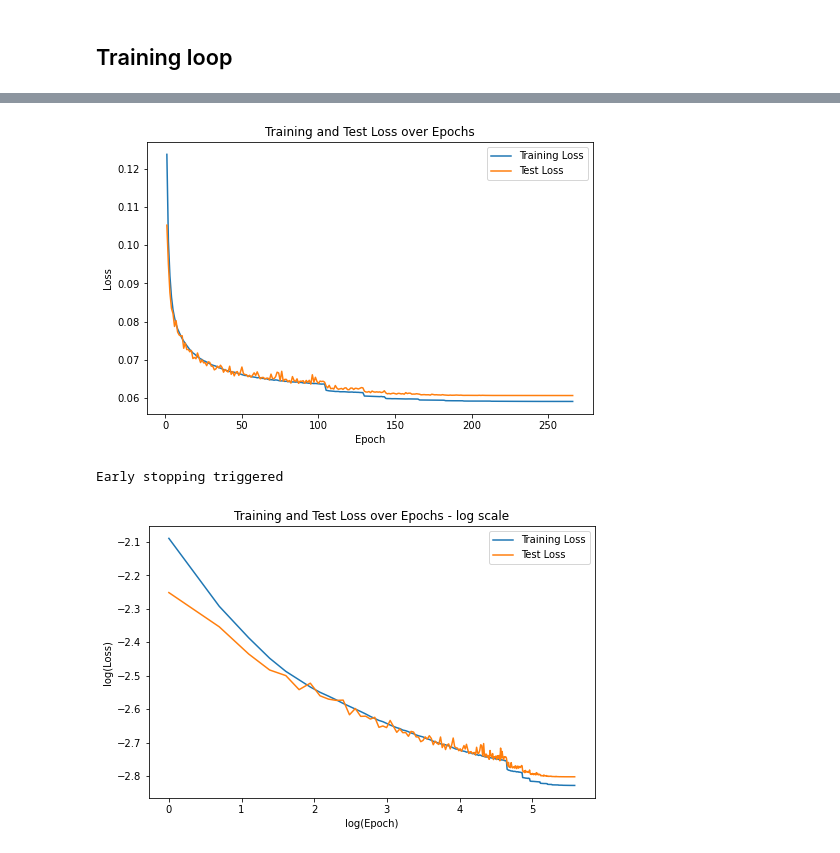
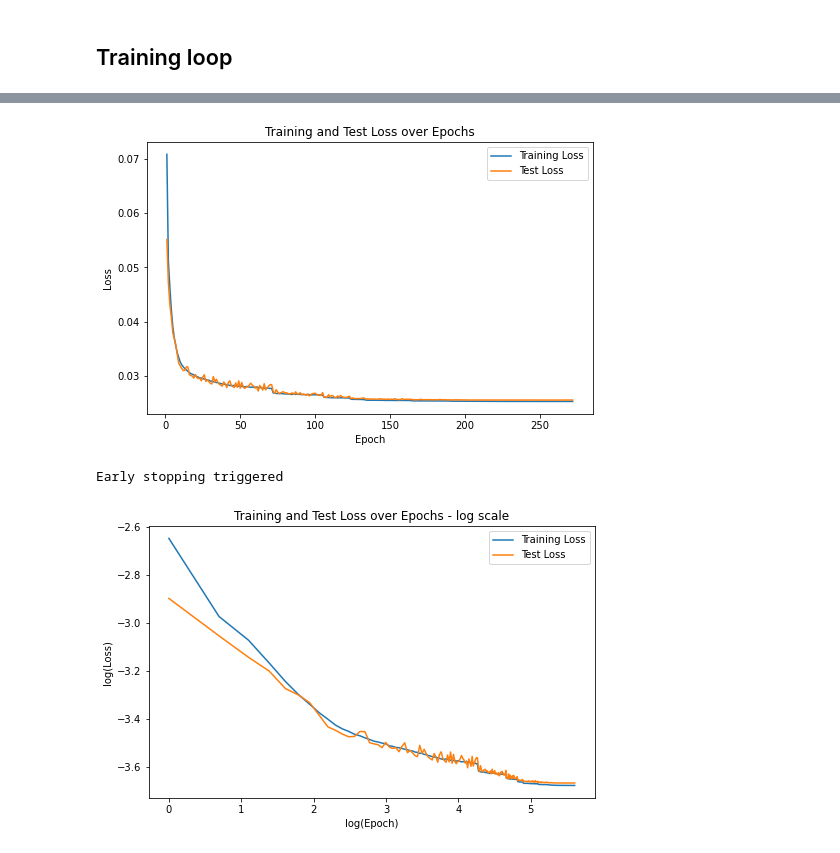
Before and after one commit to freddiefreeloader1/Imitation-Learning-for-Driving-Control, a Jupyter notebook: traning_model.ipynb, the cells around one changed output, grey strips where cells are left out. Cells and saved outputs as stored; diff of their text form; code cells hidden in the pictures.

Commit message:
new models

```diff
--- a/traning_model.ipynb
+++ b/traning_model.ipynb
@@ -76,7 +76,7 @@ class TrajectoryDataset(Dataset):
                 'std': (self.state_std.tolist(), self.action_std.tolist())
             }
 
-            with open('./Model/scaling_params_noisy_31.json', 'w') as f:
+            with open('./Model/scaling_params_noisy_35.json', 'w') as f:
                 json.dump(scaling_params, f)
 
             self.states = (self.states - self.state_mean) / (self.state_std + 1e-8)
@@ -101,8 +101,8 @@ data = pd.read_feather('Obtained Model Data/noisy_trajectories.feather')
 data = data.applymap(lambda x: x.tolist() if isinstance(x, np.ndarray) else x)
 data = data.to_dict()
 
-include_turn_rate = True
-include_prev_action = False
+include_turn_rate = False
+include_prev_action = True
 # %%
 filtered_data = {key: value for key, value in data.items() if 's' in value and len(value['s']) > 1000}
 
@@ -134,9 +132,13 @@ Pytorch model and the hyperparameters used for training
 importlib.reload(Model.my_model)
 from Model.my_model import SimpleNet
 # %%
-if include_turn_rate:
+if include_turn_rate and include_prev_action:
+    model = SimpleNet(input_size=8, hidden_size=64, output_size=2, input_weights=[5.0, 5.0, 5.0, 1.0, 1.0, 1.0, 1.0, 1.0])
+elif not include_turn_rate and include_prev_action:
+    model = SimpleNet(input_size=7, hidden_size=64, output_size=2, input_weights=[5.0, 5.0, 5.0, 1.0, 1.0, 1.0, 1.0])
+elif include_turn_rate and not include_prev_action:
     model = SimpleNet(input_size=6, hidden_size=64, output_size=2, input_weights=[5.0, 5.0, 5.0, 1.0, 1.0, 1.0])
-else:
+elif not include_turn_rate and not include_prev_action:
     model = SimpleNet(input_size=5, hidden_size=64, output_size=2)
 
 
@@ -166,7 +168,7 @@ best_test_loss = float('inf')
 early_stopping_patience = 20
 patience_counter = 0
 
-weight = 1.0
+weight = 3.0
 
 def l1_regularizer(model, lambda_l1=0.001):
     l1_norm = sum(p.abs().sum() for p in model.parameters())
@@ -182,12 +184,12 @@ for epoch in range(num_epochs):
 
             optimizer.zero_grad()
 
-            reg_loss = weight * torch.norm(batch_y[:, 1], p=2)  # Penalizing the steering angle
+            reg_loss = weight * torch.norm(batch_y[:, 1] - batch_x[:, -1], p=2)  # Penalizing the steering angle/difference
 
             outputs = model(batch_x)
             loss = criterion(outputs, batch_y)
 
-            total_loss = loss + reg_loss + l1_regularizer(model, lambda_l1=1e-6)
+            total_loss = loss + reg_loss + l1_regularizer(model, lambda_l1=1e-4)
 
             total_loss.backward()
             optimizer.step()
@@ -225,7 +227,7 @@ for epoch in range(num_epochs):
         best_test_loss = avg_test_loss
         patience_counter = 0
         # Save the model with the best test loss
-        torch.save(model.state_dict(), './Model/model_noisy_31_64.pth')
+        torch.save(model.state_dict(), './Model/model_noisy_35_64.pth')
     else:
         patience_counter += 1
 
@@ -251,4 +253,4 @@ Test Loss: 0.06067
-[figure, old version]
+[figure, new version]
 Early stopping triggered
 # %%
 plt.close("all")
@@ -262,4 +264,4 @@ plt.legend()
 plt.show()
 plt.pause(0.001)
 # %% [output]
-[figure, old version]
+[figure, new version]
```
Also changed, not shown: parts of 2 cells of this notebook, 10 other files.
